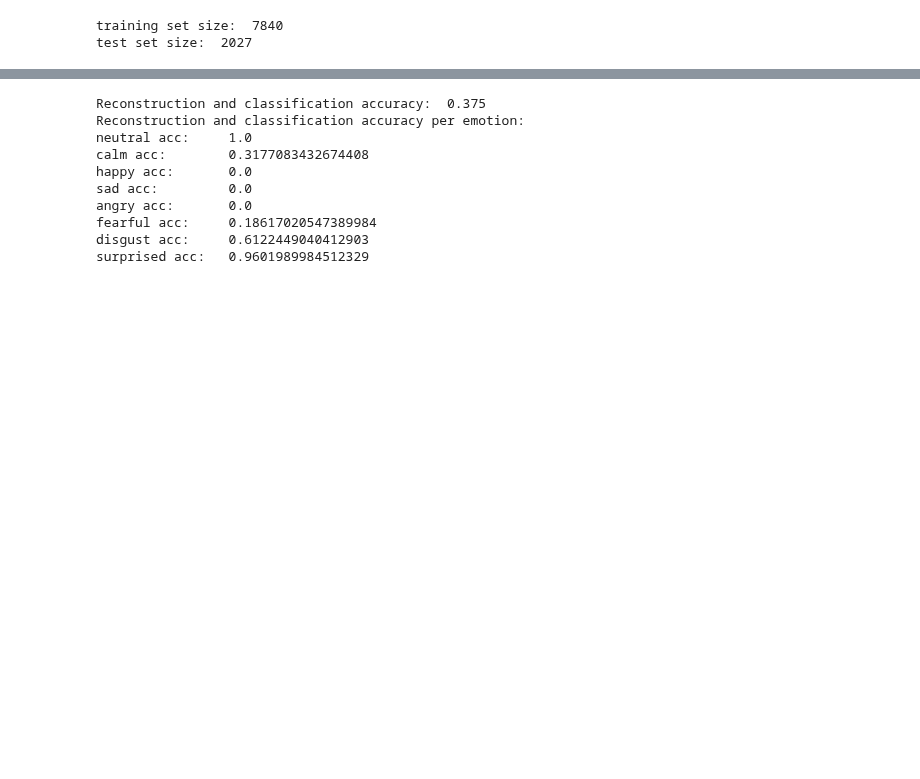
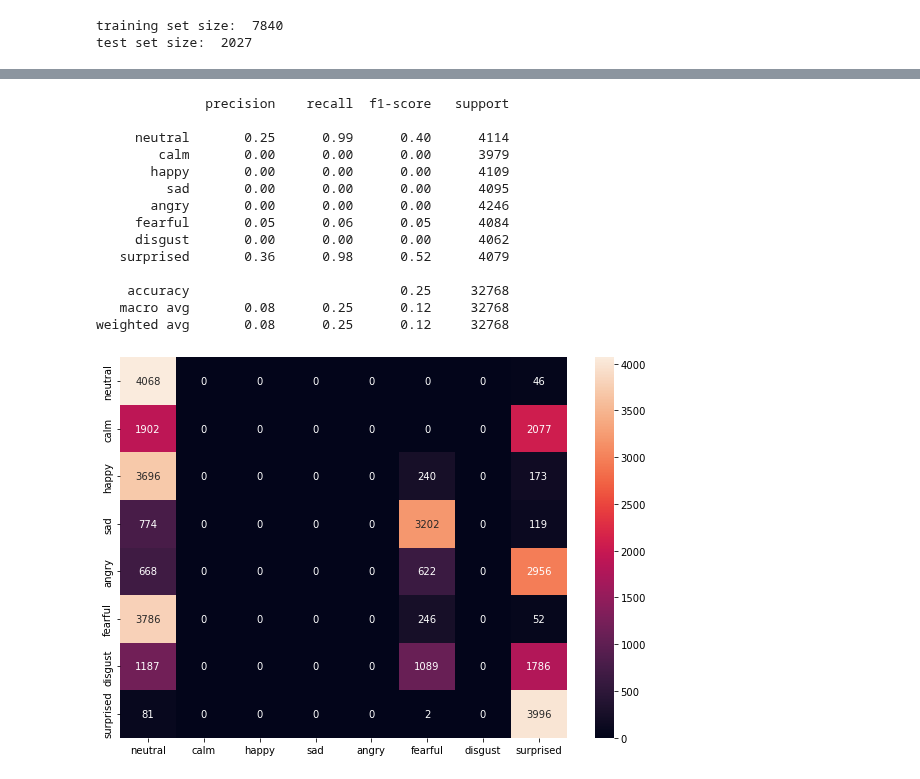
Before and after one commit to Ale-Ba2lero/Multimodal-Emotion-Analysis, a Jupyter notebook: src/mvae_torch/face_emotions_mvae_torch.ipynb, the cells around one changed output, grey strips where cells are left out. Saved outputs shown, nothing was run; the diff lists cells and outputs as text; code cells hidden in the pictures; blank space fills up the shorter version.

```diff
--- a/src/mvae_torch/face_emotions_mvae_torch.ipynb
+++ b/src/mvae_torch/face_emotions_mvae_torch.ipynb
@@ -121,21 +124,32 @@ if save_model:
                 'train_args': train_args,
                 'model_params' : model.state_dict()
                }, PATH)
+# %%
+from sklearn.metrics import confusion_matrix, classification_report
+labels = list(Rd.emocat.values())
 # %%
-acc, errs = U.recon_and_classiffication_accuracy(model, dataset_loader, model_eval=True)
-print("Reconstruction and classification accuracy: ", acc)
-print("Reconstruction and classification accuracy per emotion: ")
-for idx, e in enumerate(errs):
-    print(Rd.emocat[idx], "acc:\t", e.item())
+y_true, y_pred = U.recon_and_classiffication_accuracy(model, num_samples=2048)
+cr = classification_report(y_true, y_pred, target_names=labels)
+cm = confusion_matrix(y_true, y_pred)
+cm = pd.DataFrame(cm, index = [i for i in labels],columns = [i for i in labels])
+
+plt.figure(figsize = (10,7))
+sn.heatmap(cm, annot=True, fmt="d")
+print(cr)
 # %% [output]
-Reconstruction and classification accuracy:  0.375
-Reconstruction and classification accuracy per emotion:
-neutral acc:     1.0
-calm acc:        0.3177083432674408
-happy acc:       0.0
-sad acc:         0.0
-angry acc:       0.0
-fearful acc:     0.18617020547389984
-disgust acc:     0.6122449040412903
-surprised acc:   0.9601989984512329
+              precision    recall  f1-score   support
+
+     neutral       0.25      0.99      0.40      4114
+        calm       0.00      0.00      0.00      3979
+       happy       0.00      0.00      0.00      4109
+         sad       0.00      0.00      0.00      4095
+       angry       0.00      0.00      0.00      4246
+     fearful       0.05      0.06      0.05      4084
+     disgust       0.00      0.00      0.00      4062
+   surprised       0.36      0.98      0.52      4079
+
+    accuracy                           0.25     32768
+   macro avg       0.08      0.25      0.12     32768
+weighted avg       0.08      0.25      0.12     32768
+[figure, added]
 # %%
```
Also changed, not shown: parts of 9 cells of this notebook, 4 other files.
